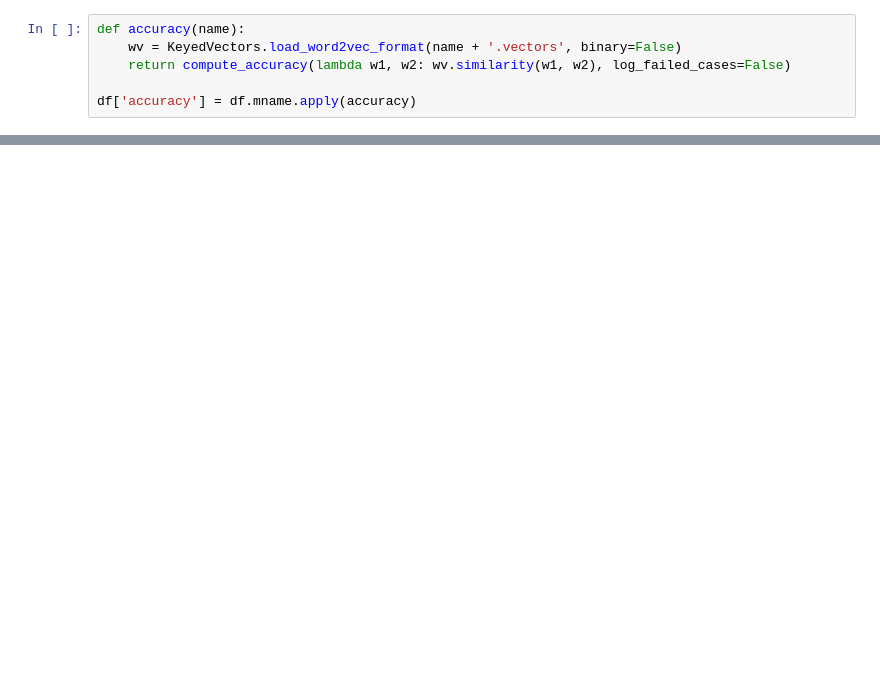
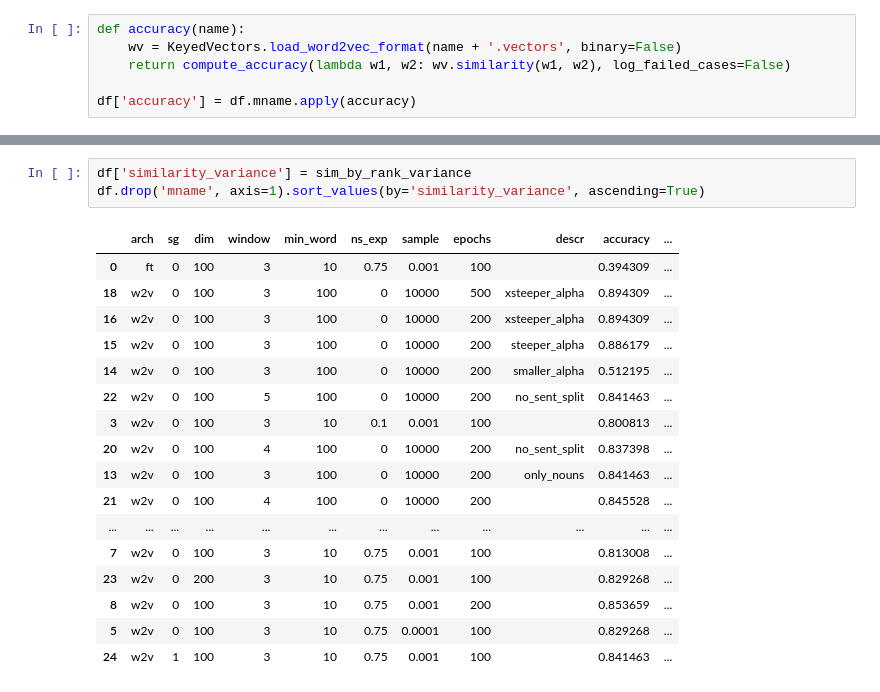
Before and after one commit to pikazlou/belarusian-word-embedding, a Jupyter notebook: evaluation.ipynb, the cells around one changed output, grey strips where cells are left out. Drawn from its saved outputs; the diff is of its cells as text; blank space fills up the shorter version.

Commit message:
experimenting with sentence splitting, negative param and alpha values

```diff
--- a/evaluation.ipynb
+++ b/evaluation.ipynb
@@ -155,2 +171,23 @@ for index, row in df.iterrows():
+# %%
+df['similarity_variance'] = sim_by_rank_variance
+df.drop('mname', axis=1).sort_values(by='similarity_variance', ascending=True)
+# %% [output]
+|  | arch | sg | dim | window | min_word | ns_exp | sample | epochs | descr | accuracy | ... |
+| 0 | ft | 0 | 100 | 3 | 10 | 0.75 | 0.001 | 100 |  | 0.394309 | ... |
+| 18 | w2v | 0 | 100 | 3 | 100 | 0 | 10000 | 500 | xsteeper_alpha | 0.894309 | ... |
+| 16 | w2v | 0 | 100 | 3 | 100 | 0 | 10000 | 200 | xsteeper_alpha | 0.894309 | ... |
+| 15 | w2v | 0 | 100 | 3 | 100 | 0 | 10000 | 200 | steeper_alpha | 0.886179 | ... |
+| 14 | w2v | 0 | 100 | 3 | 100 | 0 | 10000 | 200 | smaller_alpha | 0.512195 | ... |
+| 22 | w2v | 0 | 100 | 5 | 100 | 0 | 10000 | 200 | no_sent_split | 0.841463 | ... |
+| 3 | w2v | 0 | 100 | 3 | 10 | 0.1 | 0.001 | 100 |  | 0.800813 | ... |
+| 20 | w2v | 0 | 100 | 4 | 100 | 0 | 10000 | 200 | no_sent_split | 0.837398 | ... |
+| 13 | w2v | 0 | 100 | 3 | 100 | 0 | 10000 | 200 | only_nouns | 0.841463 | ... |
+| 21 | w2v | 0 | 100 | 4 | 100 | 0 | 10000 | 200 |  | 0.845528 | ... |
+| ... | ... | ... | ... | ... | ... | ... | ... | ... | ... | ... | ... |
+| 7 | w2v | 0 | 100 | 3 | 10 | 0.75 | 0.001 | 100 |  | 0.813008 | ... |
+| 23 | w2v | 0 | 200 | 3 | 10 | 0.75 | 0.001 | 100 |  | 0.829268 | ... |
+| 8 | w2v | 0 | 100 | 3 | 10 | 0.75 | 0.001 | 200 |  | 0.853659 | ... |
+| 5 | w2v | 0 | 100 | 3 | 10 | 0.75 | 0.0001 | 100 |  | 0.829268 | ... |
+| 24 | w2v | 1 | 100 | 3 | 10 | 0.75 | 0.001 | 100 |  | 0.841463 | ... |
 # %%
 PLOTS_PER_ROW = 3
```
Also changed, not shown: parts of 8 cells of this notebook, 2 other files.
